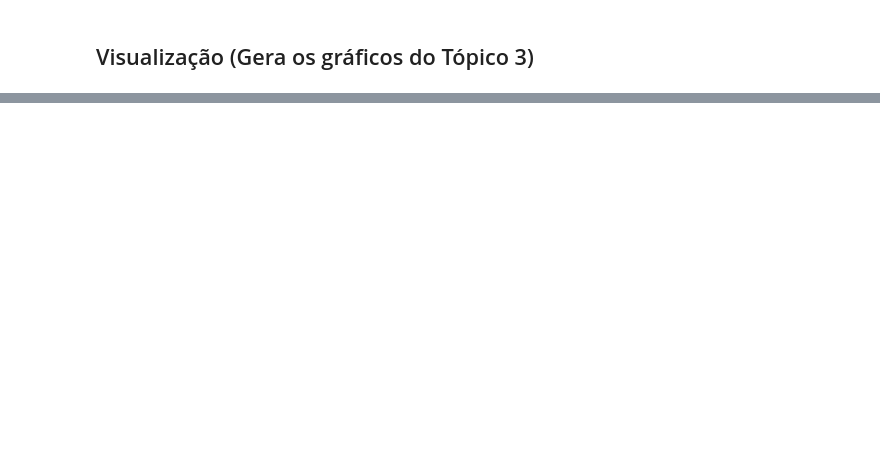
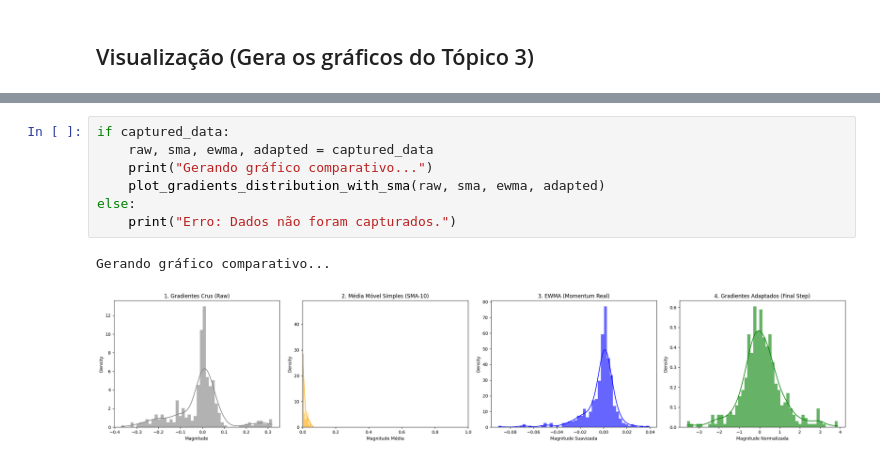
Before and after one commit to polianaraujo/dca0305, a Jupyter notebook: u3/notebooks/01_exploracao_ewma.ipynb, the cells around one changed output, grey strips where cells are left out. Drawn from its saved outputs; the diff is of its cells as text; blank space fills up the shorter version.

```diff
--- a/u3/notebooks/01_exploracao_ewma.ipynb
+++ b/u3/notebooks/01_exploracao_ewma.ipynb
@@ -94,0 +139,10 @@ plot_gradients_distribution(raw, ewma, adapted, epoch_idx=1)
+# %%
+if captured_data:
+    raw, sma, ewma, adapted = captured_data
+    print("Gerando gráfico comparativo...")
+    plot_gradients_distribution_with_sma(raw, sma, ewma, adapted)
+else:
+    print("Erro: Dados não foram capturados.")
+# %% [output]
+Gerando gráfico comparativo...
+[figure, added]
```
Also changed, not shown: parts of 5 cells of this notebook, 4 other files.
